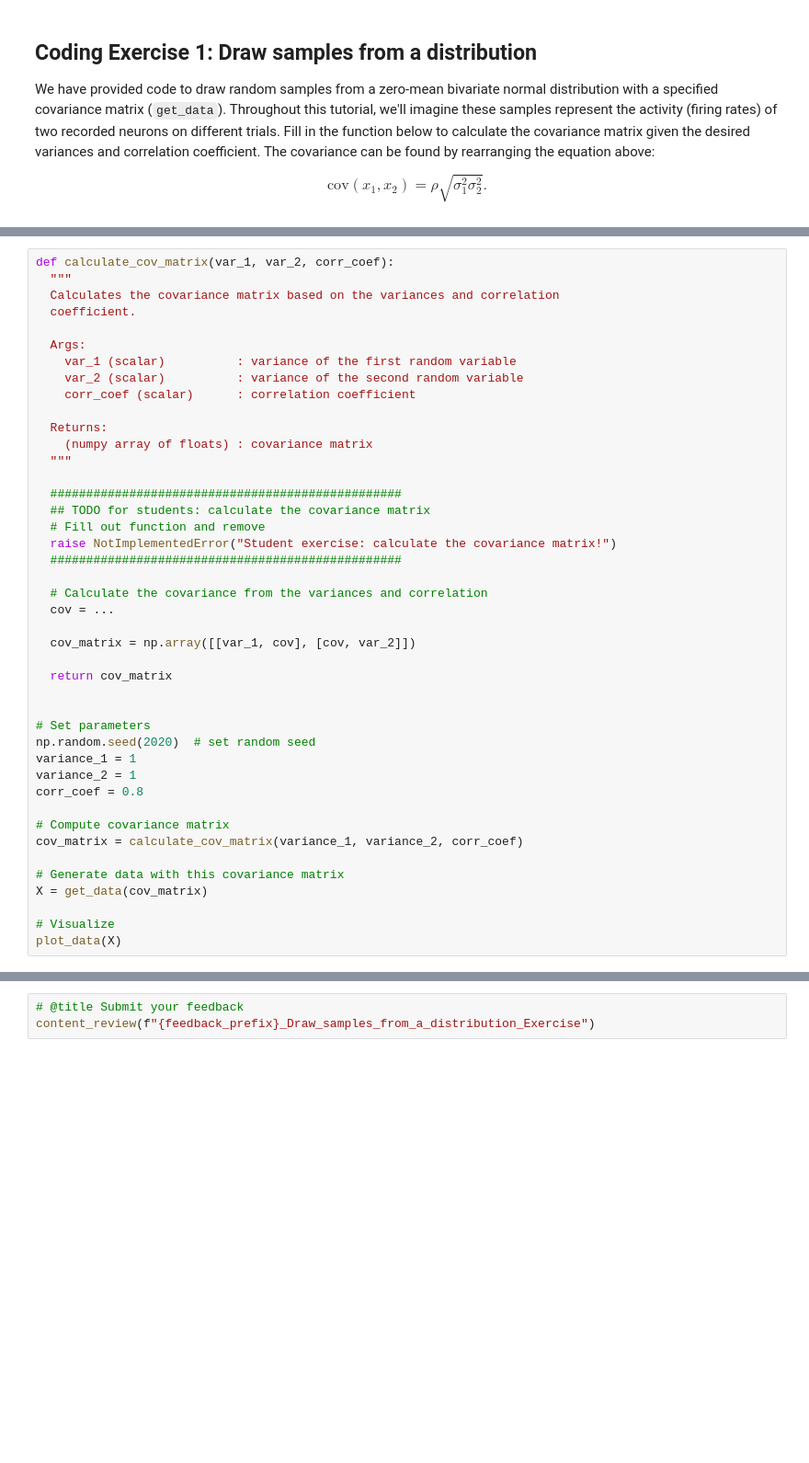
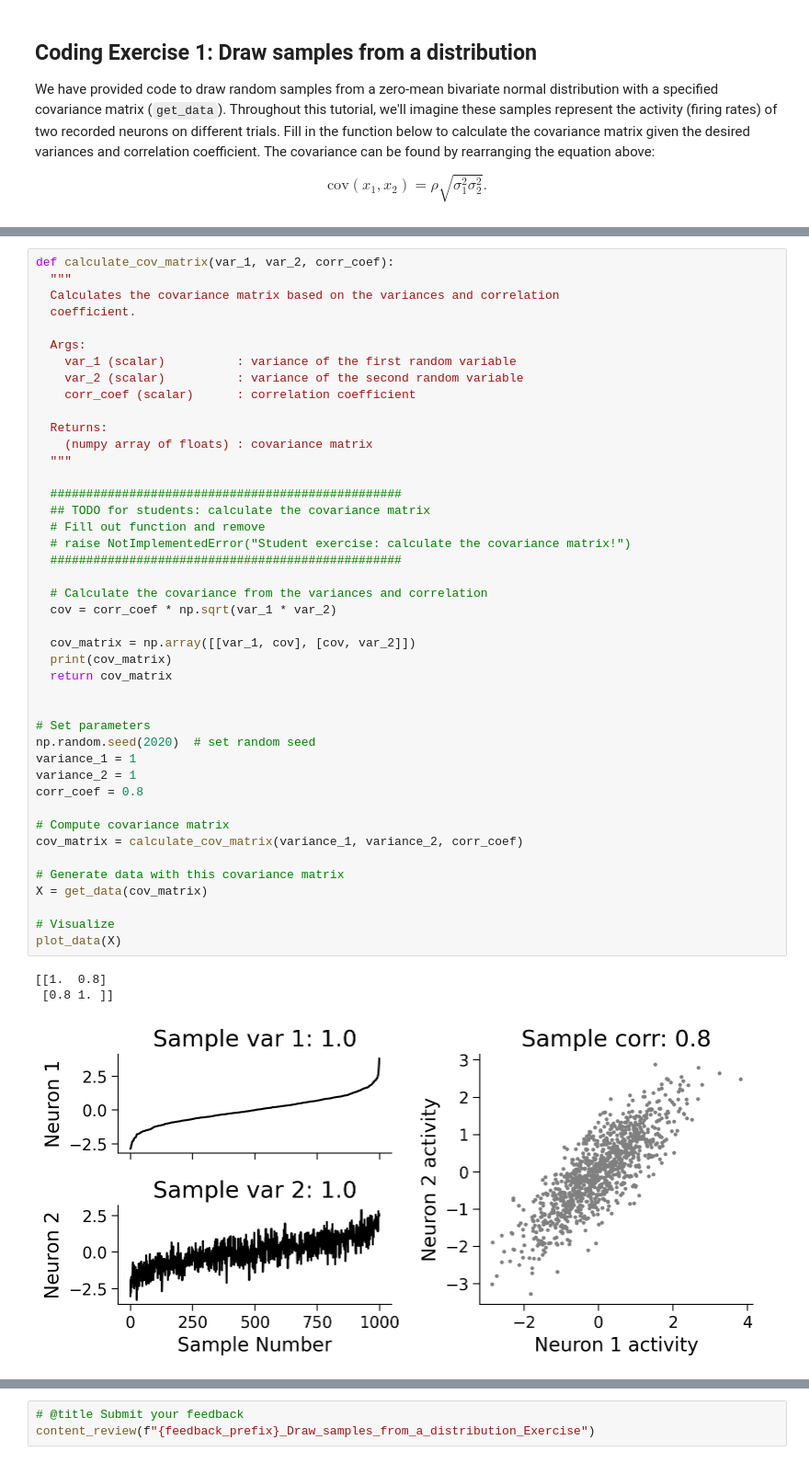
Before and after one commit to YITRALOP/NMA, a Jupyter notebook: tutorials/W1D4_DimensionalityReduction/student/W1D4_Tutorial1.ipynb, the cells around one changed output, grey strips where cells are left out. Shown: that part at 92% size. Cells and saved outputs as stored; diff of their text form; blank space fills up the shorter version.

```diff
--- a/tutorials/W1D4_DimensionalityReduction/student/W1D4_Tutorial1.ipynb
+++ b/tutorials/W1D4_DimensionalityReduction/student/W1D4_Tutorial1.ipynb
@@ -349,36 +369,40 @@ def calculate_cov_matrix(var_1, var_2, corr_coef):
 
   Returns:
     (numpy array of floats) : covariance matrix
   """
 
   #################################################
   ## TODO for students: calculate the covariance matrix
   # Fill out function and remove
-  raise NotImplementedError("Student exercise: calculate the covariance matrix!")
+  # raise NotImplementedError("Student exercise: calculate the covariance matrix!")
   #################################################
 
   # Calculate the covariance from the variances and correlation
-  cov = ...
+  cov = corr_coef * np.sqrt(var_1 * var_2)
 
   cov_matrix = np.array([[var_1, cov], [cov, var_2]])
-
+  print(cov_matrix)
   return cov_matrix
 
 
 # Set parameters
 np.random.seed(2020)  # set random seed
 variance_1 = 1
 variance_2 = 1
 corr_coef = 0.8
 
 # Compute covariance matrix
 cov_matrix = calculate_cov_matrix(variance_1, variance_2, corr_coef)
 
 # Generate data with this covariance matrix
 X = get_data(cov_matrix)
 
 # Visualize
 plot_data(X)
+# %% [output]
+[[1.  0.8]
+ [0.8 1. ]]
+[figure, added]
 # %% [markdown]
 [*Click for solution*](https://github.com/NeuromatchAcademy/course-content/tree/main/tutorials/W1D4_DimensionalityReduction/solutions/W1D4_Tutorial1_Solution_85104841.py)
 
```
Also changed, not shown: parts of 6 cells of this notebook.
